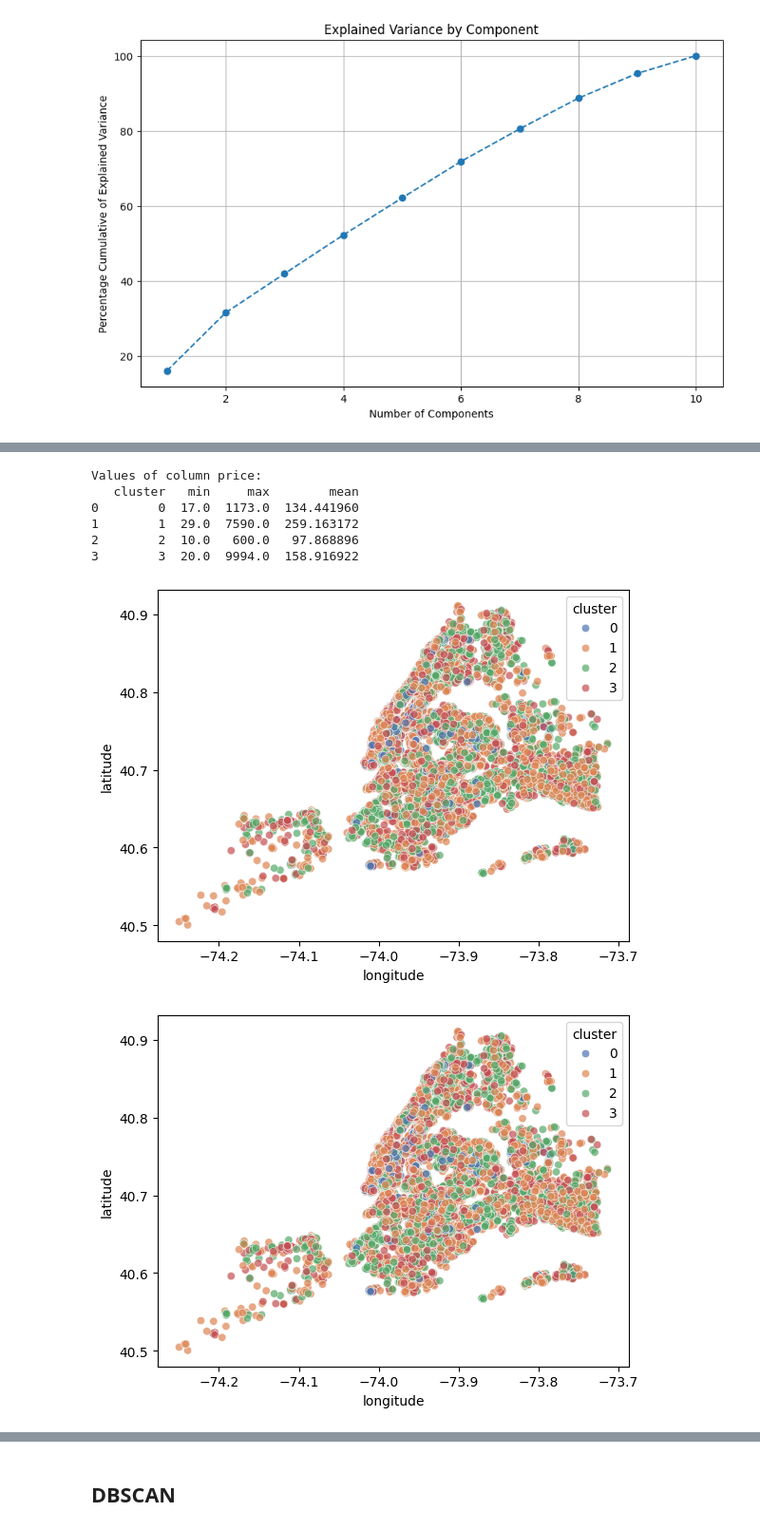
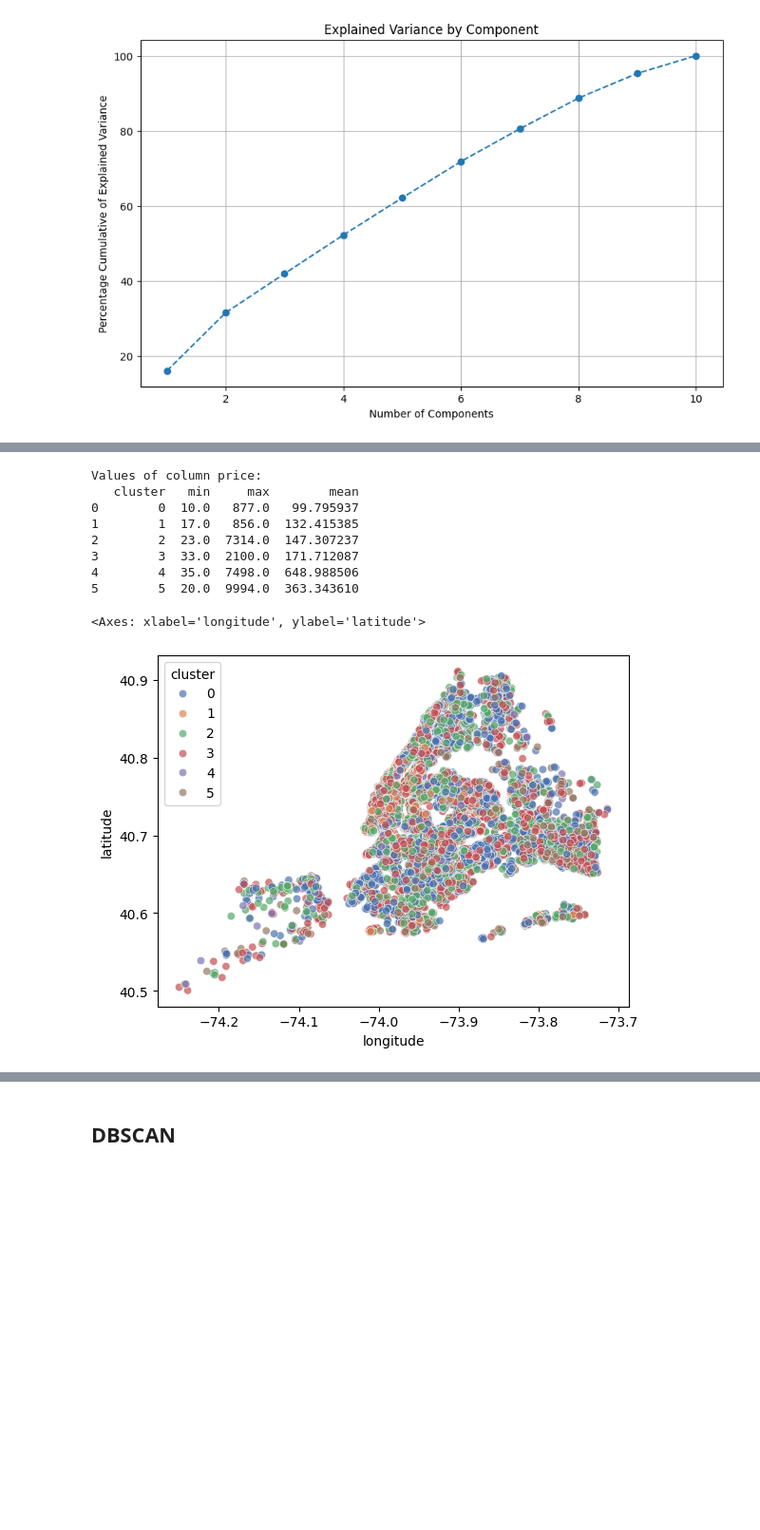
Before and after one commit to Pacholki/ML-2projekcik, a Jupyter notebook: km3/km3.ipynb, the cells around one changed output, grey strips where cells are left out. Shown at 95% size. Drawn from its saved outputs; the diff is of its cells as text; code cells hidden in the pictures; blank space fills up the shorter version.

```diff
--- a/km3/km3.ipynb
+++ b/km3/km3.ipynb
@@ -57,16 +57,18 @@ clusterator.plot_metric_scores(n_components=7, columns=columns)
 # %%
-model = KMeans(n_clusters=4)
+model = KMeans(n_clusters=6)
 clusterator.clusterize(columns=columns, model=model)
 clusterator.plot(show_values="price")
 # %% [output]
 Values of column price:
    cluster   min     max        mean
-0        0  17.0  1173.0  134.441960
-1        1  29.0  7590.0  259.163172
-2        2  10.0   600.0   97.868896
-3        3  20.0  9994.0  158.916922
+0        0  10.0   877.0   99.795937
+1        1  17.0   856.0  132.415385
+2        2  23.0  7314.0  147.307237
+3        3  33.0  2100.0  171.712087
+4        4  35.0  7498.0  648.988506
+5        5  20.0  9994.0  363.343610
+<Axes: xlabel='longitude', ylabel='latitude'>
-[figure, old version]
+[figure, new version]
-[figure, removed]
 # %%
 clusterator.pca_plot(model = model, n_components=7, columns=columns)
 # %% [output]
```
Also changed, not shown: parts of 13 cells of this notebook.
